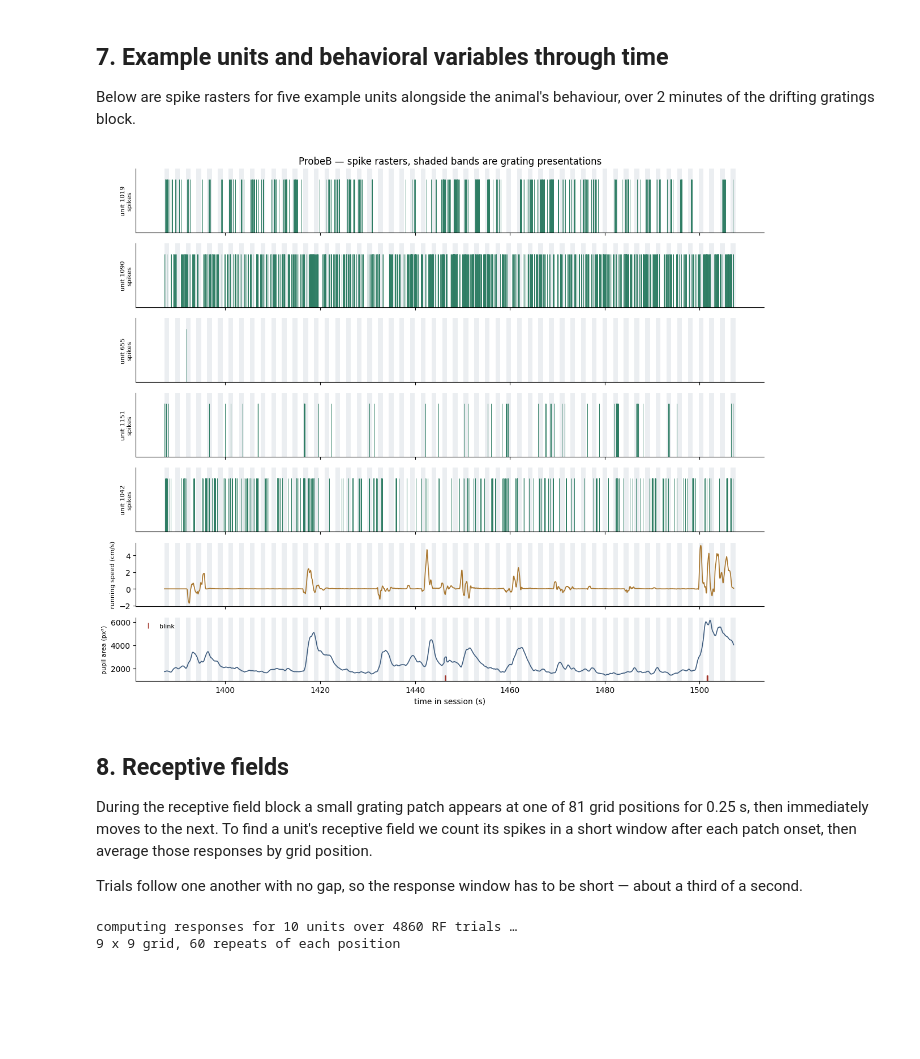
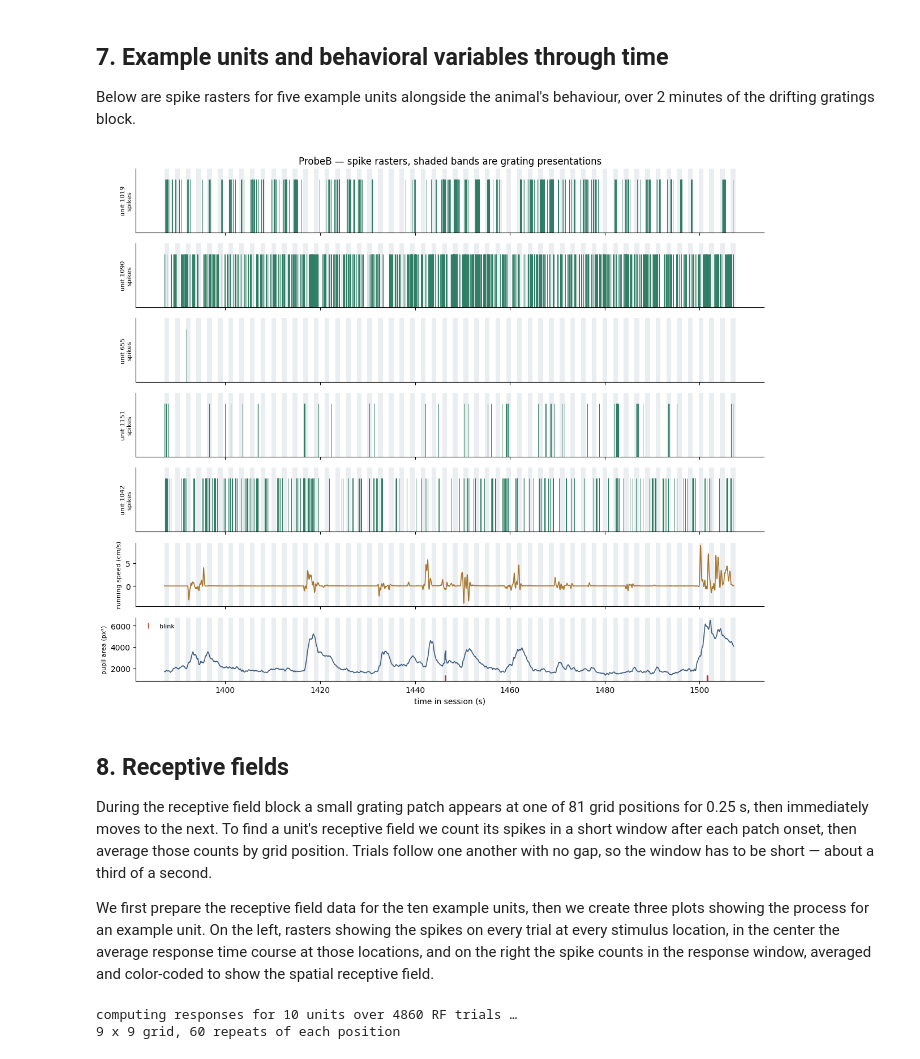
Before and after one commit to SarvestaniLab/OpenScope, a Jupyter notebook: ephys_getting_started.ipynb, the cells around one changed output. Drawn from its saved outputs; the diff is of its cells as text; code cells hidden in the pictures; blank space fills up the shorter version.

```diff
--- a/ephys_getting_started.ipynb
+++ b/ephys_getting_started.ipynb
@@ -289,9 +295,10 @@ pupil         : 324065 camera frames, 0.0% failed fits
 Below are spike rasters for five example units alongside the animal's behaviour, over
 2 minutes of the drifting gratings block.
 # %%
-timecourseUnits = exampleUnits[:5]  # top 5 by SNR
+# The first five of the example units, the top five by SNR.
+timecourseUnits = exampleUnits[:5]
 
-# Two minutes partway through the drifting gratings block
+# Two minutes from partway through the drifting gratings block.
 windowStart = gratingTrials.start_time.iloc[50]
 windowEnd   = windowStart + 120
 
@@ -304,6 +311,7 @@ binCenters = (binEdges[:-1] + binEdges[1:]) / 2
 figure, panels = plt.subplots(len(timecourseUnits) + 2, 1,
                                figsize=(12, 10), sharex=True)
 
+# One panel per unit: a tick for every spike it fired in the window.
 for panel, uid in zip(panels, timecourseUnits):
     spikes = np.asarray(nwbfile.units["spike_times"][unitsDf.index.get_loc(uid)])
     inWindow = spikes[(spikes >= windowStart) & (spikes <= windowEnd)]
@@ -314,9 +322,9 @@ for panel, uid in zip(panels, timecourseUnits):
 
 # Running and pupil are sampled near 60 Hz, a
 # short rolling average makes the slow changes readable. Both share one window.
-smoothingWindow = int(round(0.5 / np.median(np.diff(runningTimes))))
+smoothingWindow = int(round(0.2 / np.median(np.diff(runningTimes))))   # ~0.2 s, in samples
 
-# The animal's behaviour over the same minute.
+# The animal's behaviour over the same two minutes.
 behaviour = [
     ("running speed (cm/s)", runningTimes,
      pd.Series(runningSpeed).rolling(smoothingWindow, center=True, min_periods=1).mean().to_numpy(),
@@ -329,43 +337,47 @@ for panel, (label, times, values, colour) in zip(panels[len(timecourseUnits):],
     inWindow = (times >= windowStart) & (times <= windowEnd)
     panel.plot(times[inWindow], values[inWindow], color=colour, linewidth=1.2)
     panel.set_ylabel(label, fontsize=8)
 
 # Mark the frames flagged as blinks. Notice they correspond to sharp dips in the signal
 blinkSeries = nwbfile.processing["eye_tracking"]["likely_blink_times"]
 blinkFlags  = np.asarray(blinkSeries.data[:], dtype=bool)
 blinkTimes  = np.asarray(blinkSeries.timestamps[:], dtype=float)
 blinksShown = blinkTimes[blinkFlags & (blinkTimes >= windowStart) & (blinkTimes <= windowEnd)]
 
 # Plot the blink times below the pupil trace
 pupilFloor  = panels[-1].get_ylim()[0]
 panels[-1].plot(blinksShown, np.full(blinksShown.shape, pupilFloor),
-                linestyle="none", marker="|", markersize=7, color="#A03328", label="blink")
+                linestyle="none", marker="|", markersize=7, color="#B03A2E", label="blink")
 panels[-1].legend(fontsize=8, frameon=False, loc="upper left")
 
 # Mark every grating presentation in the window.
 shown = gratingTrials[(gratingTrials.start_time >= windowStart) &
                       (gratingTrials.start_time <= windowEnd)]
 for panel in panels:
     for trial in shown.itertuples():
         panel.axvspan(trial.start_time, trial.stop_time,
                       color="#3E5C7E", alpha=0.10, linewidth=0)
     for side in ("top", "right"):
         panel.spines[side].set_visible(False)
 
 panels[-1].set_xlabel("time in session (s)")
 panels[0].set_title(f"{probeName} — spike rasters, shaded bands are grating presentations")
 figure.tight_layout()
 plt.show()
 # %% [output]
-[figure, old version]
+[figure, new version]
 # %% [markdown]
 ## 8. Receptive fields
 
 During the receptive field block a small grating patch appears at one of 81 grid positions
 for 0.25 s, then immediately moves to the next. To find a unit's receptive field we count
-its spikes in a short window after each patch onset, then average those responses by grid
-position.
+its spikes in a short window after each patch onset, then average those counts by grid
+position. Trials follow one another with no gap, so the window has to be short — about a
+third of a second.
 
-Trials follow one another with no gap, so the response window has to be short — about a
-third of a second.
+We first prepare the receptive field data for the ten example units, then we create three
+plots showing the process for an example unit. On the left, rasters showing the spikes on
+every trial at every stimulus location, in the center the average response time course at
+those locations, and on the right the spike counts in the response window, averaged and
+color-coded to show the spatial receptive field.
 # %%
```
Also changed, not shown: parts of 16 cells of this notebook.
